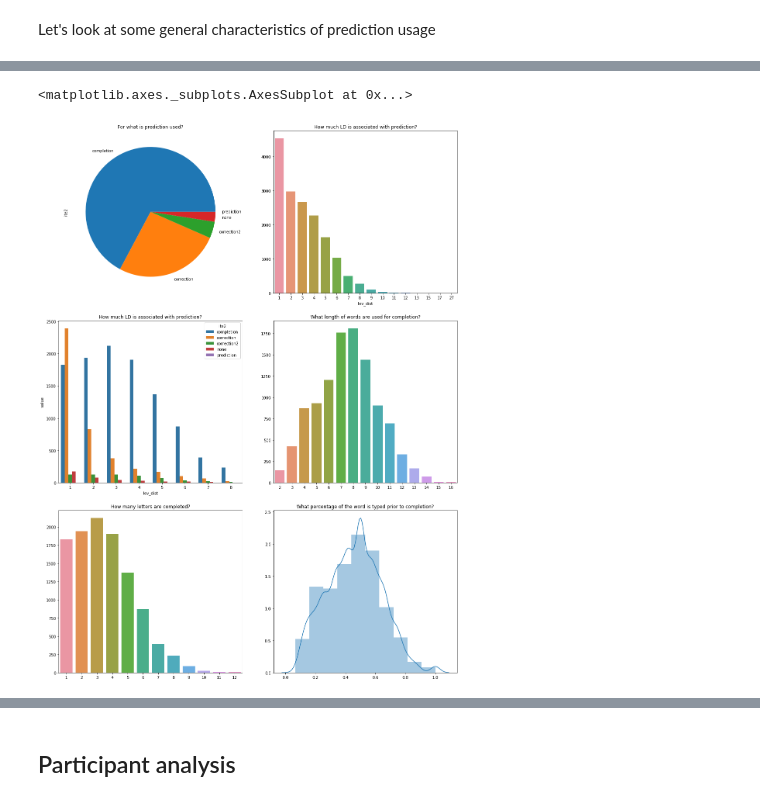
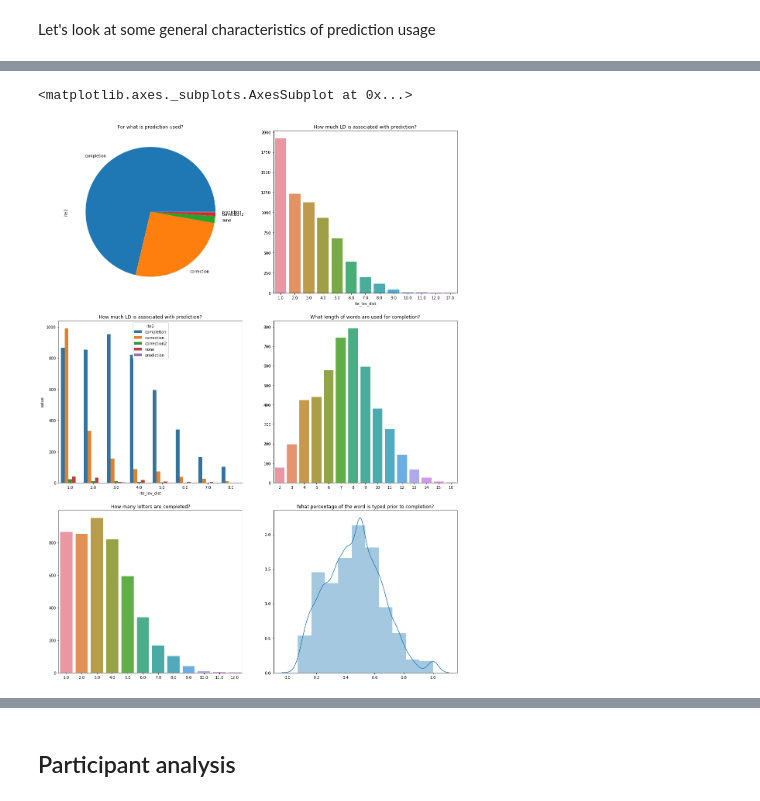
Before and after one commit to cashaddy/typing_automation, a Jupyter notebook: sandbox.ipynb, the cells around one changed output, grey strips where cells are left out. Saved outputs shown, nothing was run; the diff lists cells and outputs as text; code cells hidden in the pictures.

```diff
--- a/sandbox.ipynb
+++ b/sandbox.ipynb
@@ -169,0 +189,7 @@ participants = pd.concat([participants,rates],axis=1)
+# %%
+# https://www.wordfrequency.info/free.asp
+word_freq = pd.read_csv('./word_frequency.csv',sep='\t')
+# %%
+word_freq.Word = word_freq.Word.str.strip()
+# %%
+word_freq.drop_duplicates('Word',keep='first',inplace=True)
@@ -170,3 +201,10 @@ participants = pd.concat([participants,rates],axis=1)
+# %%
+freq_map = word_freq.set_index('Word').Frequency
+words['frequency'] = words.word.str.lower().map(freq_map).fillna(0)
+words.loc[(words.frequency < 60000) & (words.frequency > 0),'freq_category'] = 'common'
+words.loc[(words.frequency > 60000),'freq_category'] = 'very_common'
+words.loc[(words.frequency == 0),'freq_category'] = 'uncommon'
+words.loc[words.word.str.contains("'"),'freq_category'] = 'conjunction'
 # %% [markdown]
 ## Global analysis
 # %% [markdown]
@@ -191,39 +212,39 @@ f.tight_layout(w_pad=5)
 # %%
 f,ax = plt.subplots(3,2,figsize=(15,20))
 ax1,ax2,ax3,ax4,ax5,ax6=ax.flatten()
 
 f.tight_layout(w_pad=5,h_pad=5)
 
 ax1.set_title('For what is prediction used?')
-data = log.loc[log.ite == 'predict']
+data = words.loc[words.ite == 'predict']
 data.ite2.value_counts(normalize=True).plot.pie(ax=ax1)
 ax1.set_aspect('equal')
 
 ax2.set_title('How much LD is associated with prediction?')
-data = log.loc[log.ite == 'predict']
-data = data.groupby('lev_dist').size()
+data = words.loc[words.ite == 'predict']
+data = data.groupby('ite_lev_dist').size()
 sns.barplot(data.index,data.values,ax=ax2)
 
 ax3.set_title('How much LD is associated with prediction?')
-data = log.loc[log.ite == 'predict']
-data = data.loc[data.lev_dist < 9]
-data = data.groupby(['lev_dist','ite2']).size().unstack().reset_index().melt('lev_dist')
-sns.barplot(data.lev_dist,data.value,hue=data.ite2,ax=ax3)
+data = words.loc[words.ite == 'predict']
+data = data.loc[data.ite_lev_dist < 9]
+data = data.groupby(['ite_lev_dist','ite2']).size().unstack().reset_index().melt('ite_lev_dist')
+sns.barplot(data.ite_lev_dist,data.value,hue=data.ite2,ax=ax3)
 
 ax4.set_title('What length of words are used for completion?')
-data = log.loc[log.ite2 == 'completion']
-data = data.key.str.len().value_counts()
+data = words.loc[words.ite2 == 'completion']
+data = data.ite_input.str.len().value_counts()
 sns.barplot(data.index,data.values,ax=ax4)
 
 ax5.set_title('How many letters are completed?')
-data = log.loc[log.ite2 == 'completion']
-data = (data.lev_dist).value_counts()
+data = words.loc[words.ite2 == 'completion']
+data = data.ite_lev_dist.value_counts()
 sns.barplot(data.index,data.values,ax=ax5)
 
 ax6.set_title('What percentage of the word is typed prior to completion?')
-data = log.loc[log.ite2 == 'completion']
-data = (data.lev_dist/data.key.str.len())
+data = words.loc[words.ite2 == 'completion']
+data = (data.ite_lev_dist/data.ite_input.str.len())
 sns.distplot(data,bins=10,ax=ax6)
 # %% [output]
 <matplotlib.axes._subplots.AxesSubplot at 0x...>
-[figure, old version]
+[figure, new version]
```
Also changed, not shown: parts of 65 cells of this notebook.
